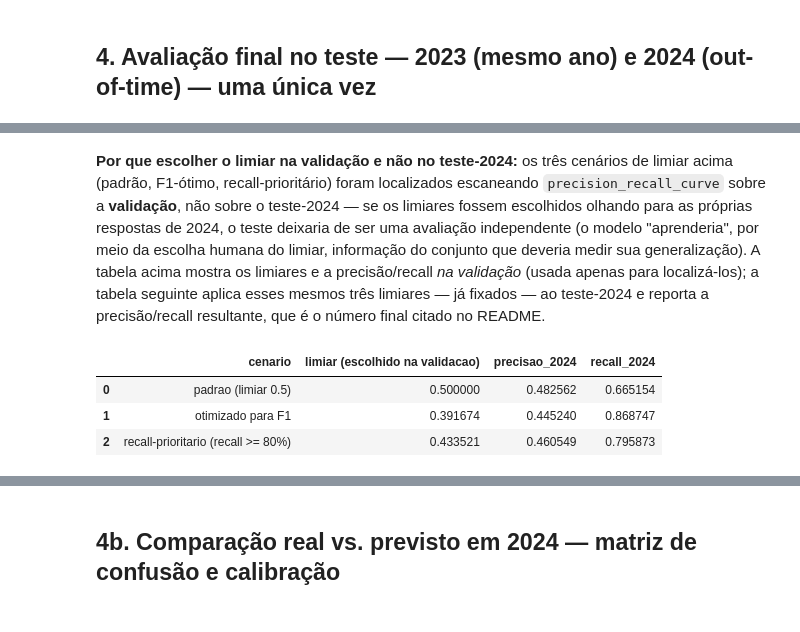
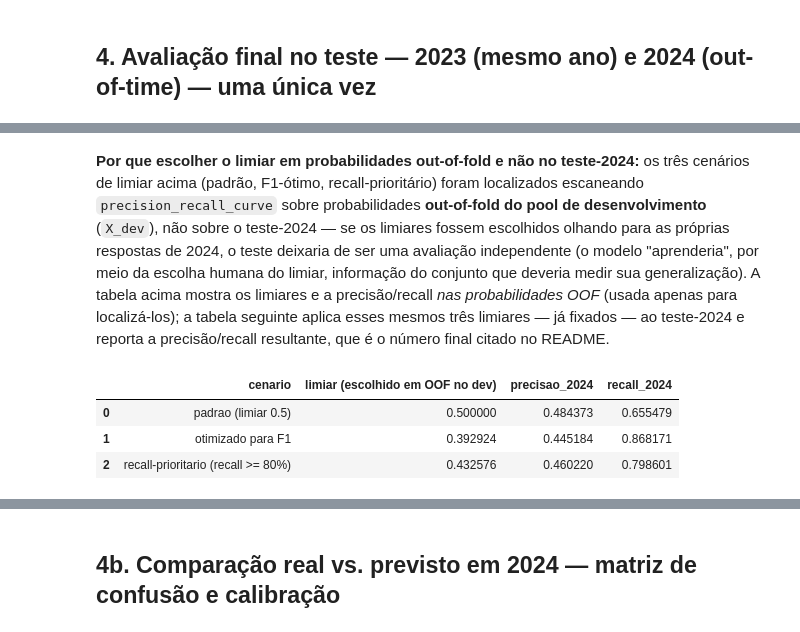
Before and after one commit to PedroVRLSaraiva/tech-challenge-fase3, a Jupyter notebook: notebooks/02_preprocessing_e_modelagem.ipynb, the cells around one changed output, grey strips where cells are left out. Drawn from its saved outputs; the diff is of its cells as text; code cells hidden in the pictures.

```diff
--- a/notebooks/02_preprocessing_e_modelagem.ipynb
+++ b/notebooks/02_preprocessing_e_modelagem.ipynb
@@ -112,6 +112,13 @@ X_validacao, y_validacao = partes["validacao"], partes["validacao"]["em_risco"]
 X_teste_mesmo_ano, y_teste_mesmo_ano = partes["teste_mesmo_ano"], partes["teste_mesmo_ano"]["em_risco"]
 X_teste_futuro, y_teste_futuro = partes["teste_futuro"], partes["teste_futuro"]["em_risco"]
 
+# Pool de desenvolvimento para a seleção de modelo por validação cruzada
+# (ver Etapa 3): funde treino+validação — a seleção deixa de depender de um
+# único split de 15% e passa a usar ~85% de 2023, com o vencedor escolhido
+# pela média de PR-AUC entre folds, não por um único holdout.
+X_dev = pd.concat([partes["treino"], partes["validacao"]]).reset_index(drop=True)
+y_dev = X_dev["em_risco"]
+
 print("df.shape:", df.shape)
 print("em_risco (geral):", df["em_risco"].mean())
 print("em_risco por ano:")
@@ -119,6 +126,7 @@ print(df.groupby("ano")["em_risco"].mean())
 print()
 for nome, parte in partes.items():
     print(f"{nome}: {parte.shape[0]} linhas, em_risco={parte['em_risco'].mean():.4f}")
+print(f"dev (treino+validacao): {X_dev.shape[0]} linhas, em_risco={y_dev.mean():.4f}")
 # %% [output]
 df.shape: (3355846, 11)
 em_risco (geral): 0.4086301933998163
@@ -160,7 +169,7 @@ from src.modeling.selection import selecionar_melhor_modelo
 
 candidatos = construir_candidatos(build_preprocessor())
 nome_vencedor, modelo_vencedor, tabela_selecao = selecionar_melhor_modelo(
-    candidatos, X_treino, y_treino, X_validacao, y_validacao,
+    candidatos, X_dev, y_dev, n_splits=5, random_state=42,
 )
 display(tabela_selecao)
 print("Modelo vencedor:", nome_vencedor)
@@ -191,7 +207,9 @@ Modelo vencedor: hist_gradient_boosting
 # %% [markdown]
 ## 4. Avaliação final no teste — 2023 (mesmo ano) e 2024 (out-of-time) — uma única vez
 # %%
-from src.evaluation.metricas import calcular_metricas_teste, tabela_limiares
+from sklearn.model_selection import StratifiedKFold, cross_val_predict
+
+from src.evaluation.metricas import calcular_metricas_teste, tabela_limiares_de_probabilidades
 
 metricas_teste_mesmo_ano = calcular_metricas_teste(modelo_vencedor, X_teste_mesmo_ano, y_teste_mesmo_ano)
 metricas_teste_futuro = calcular_metricas_teste(modelo_vencedor, X_teste_futuro, y_teste_futuro)
@@ -199,14 +217,20 @@ metricas_teste_futuro = calcular_metricas_teste(modelo_vencedor, X_teste_futuro,
 print("Teste-2023 (mesmo ano):", metricas_teste_mesmo_ano)
 print("2024 (out-of-time):", metricas_teste_futuro)
 
-# Os limiares são escolhidos a partir da VALIDAÇÃO, nunca do teste-2024 —
-# ver disciplina "teste avaliado uma única vez, nunca usado para escolher
-# nada". Aqui `tabela_limiares` serve só para obter os 3 limiares nomeados
-# (padrão/F1-ótimo/recall-prioritário); a precisão/recall mostrada nesta
-# tabela é a da PRÓPRIA validação (usada só para localizar o limiar) — o
-# número que realmente reportamos como resultado é a precisão/recall
-# desses mesmos limiares aplicados ao teste-2024, calculado na célula
-# seguinte.
-limiares_validacao = tabela_limiares(modelo_vencedor, X_validacao, y_validacao, recall_alvo=0.8)
-display(limiares_validacao)
+# Os limiares são escolhidos a partir de probabilidades OUT-OF-FOLD (OOF) no
+# pool de desenvolvimento (X_dev), nunca do teste-2024 — ver disciplina
+# "teste avaliado uma única vez, nunca usado para escolher nada". Como o
+# modelo vencedor já foi refitado no X_dev inteiro (Etapa 3), chamar
+# `predict_proba(X_dev)` diretamente usaria dado que o próprio modelo já viu
+# no treino — otimista demais para calibrar limiar. `cross_val_predict` gera,
+# para cada linha de X_dev, uma probabilidade prevista por um fold que NÃO a
+# treinou, evitando esse vazamento sem precisar reservar um holdout à parte
+# (o mesmo papel que a validação separada cumpria antes da Etapa 3 passar a
+# usar validação cruzada).
+cv_limiares = StratifiedKFold(n_splits=5, shuffle=True, random_state=42)
+probabilidades_oof_dev = cross_val_predict(
+    candidatos[nome_vencedor], X_dev, y_dev, cv=cv_limiares, method="predict_proba",
+)[:, 1]
+limiares_dev = tabela_limiares_de_probabilidades(probabilidades_oof_dev, y_dev, recall_alvo=0.8)
+display(limiares_dev)
 # %% [output]
@@ -219,44 +243,45 @@ Teste-2023 (mesmo ano): {'roc_auc': 0.6877898400805447, 'pr_auc': 0.596235891127
 # %% [markdown]
-**Por que escolher o limiar na validação e não no teste-2024:** os três
-cenários de limiar acima (padrão, F1-ótimo, recall-prioritário) foram
-localizados escaneando `precision_recall_curve` sobre a **validação**, não
-sobre o teste-2024 — se os limiares fossem escolhidos olhando para as
-próprias respostas de 2024, o teste deixaria de ser uma avaliação
-independente (o modelo "aprenderia", por meio da escolha humana do
-limiar, informação do conjunto que deveria medir sua generalização). A
-tabela acima mostra os limiares e a precisão/recall *na validação*
-(usada apenas para localizá-los); a tabela seguinte aplica esses mesmos
-três limiares — já fixados — ao teste-2024 e reporta a precisão/recall
-resultante, que é o número final citado no README.
+**Por que escolher o limiar em probabilidades out-of-fold e não no teste-2024:**
+os três cenários de limiar acima (padrão, F1-ótimo, recall-prioritário) foram
+localizados escaneando `precision_recall_curve` sobre probabilidades
+**out-of-fold do pool de desenvolvimento** (`X_dev`), não sobre o
+teste-2024 — se os limiares fossem escolhidos olhando para as próprias
+respostas de 2024, o teste deixaria de ser uma avaliação independente (o
+modelo "aprenderia", por meio da escolha humana do limiar, informação do
+conjunto que deveria medir sua generalização). A tabela acima mostra os
+limiares e a precisão/recall *nas probabilidades OOF* (usada apenas para
+localizá-los); a tabela seguinte aplica esses mesmos três limiares — já
+fixados — ao teste-2024 e reporta a precisão/recall resultante, que é o
+número final citado no README.
 # %%
 from src.evaluation.metricas import _precisao_recall_em_limiar
 
 # `_precisao_recall_em_limiar` é uma função privada de `src/evaluation/metricas.py`
 # (prefixo `_`) — reaproveitada diretamente aqui porque este notebook é
 # código de análise, não uma API pública consumida por outro módulo; não
 # há razão para duplicar a lógica ou promovê-la a função pública só para
 # esta célula.
 probabilidades_teste_futuro = modelo_vencedor.predict_proba(X_teste_futuro)[:, 1]
 
 linhas_2024 = []
-for _, linha in limiares_validacao.iterrows():
+for _, linha in limiares_dev.iterrows():
     precisao_2024, recall_2024 = _precisao_recall_em_limiar(
         y_teste_futuro, probabilidades_teste_futuro, linha["limiar"]
     )
     linhas_2024.append({
         "cenario": linha["cenario"],
-        "limiar (escolhido na validacao)": linha["limiar"],
+        "limiar (escolhido em OOF no dev)": linha["limiar"],
         "precisao_2024": precisao_2024,
         "recall_2024": recall_2024,
     })
 
 tabela_limiares_2024 = pd.DataFrame(linhas_2024)
 display(tabela_limiares_2024)
 # %% [output]
-|  | cenario | limiar (escolhido na validacao) | precisao_2024 | recall_2024 |
-| 0 | padrao (limiar 0.5) | 0.500000 | 0.482562 | 0.665154 |
-| 1 | otimizado para F1 | 0.391674 | 0.445240 | 0.868747 |
-| 2 | recall-prioritario (recall >= 80%) | 0.433521 | 0.460549 | 0.795873 |
+|  | cenario | limiar (escolhido em OOF no dev) | precisao_2024 | recall_2024 |
+| 0 | padrao (limiar 0.5) | 0.500000 | 0.484373 | 0.655479 |
+| 1 | otimizado para F1 | 0.392924 | 0.445184 | 0.868171 |
+| 2 | recall-prioritario (recall >= 80%) | 0.432576 | 0.460220 | 0.798601 |
 # %% [markdown]
 > **Motivo → Resultado → Decisão**
 >
```
Also changed, not shown: parts of 12 cells of this notebook, 1 other file.
